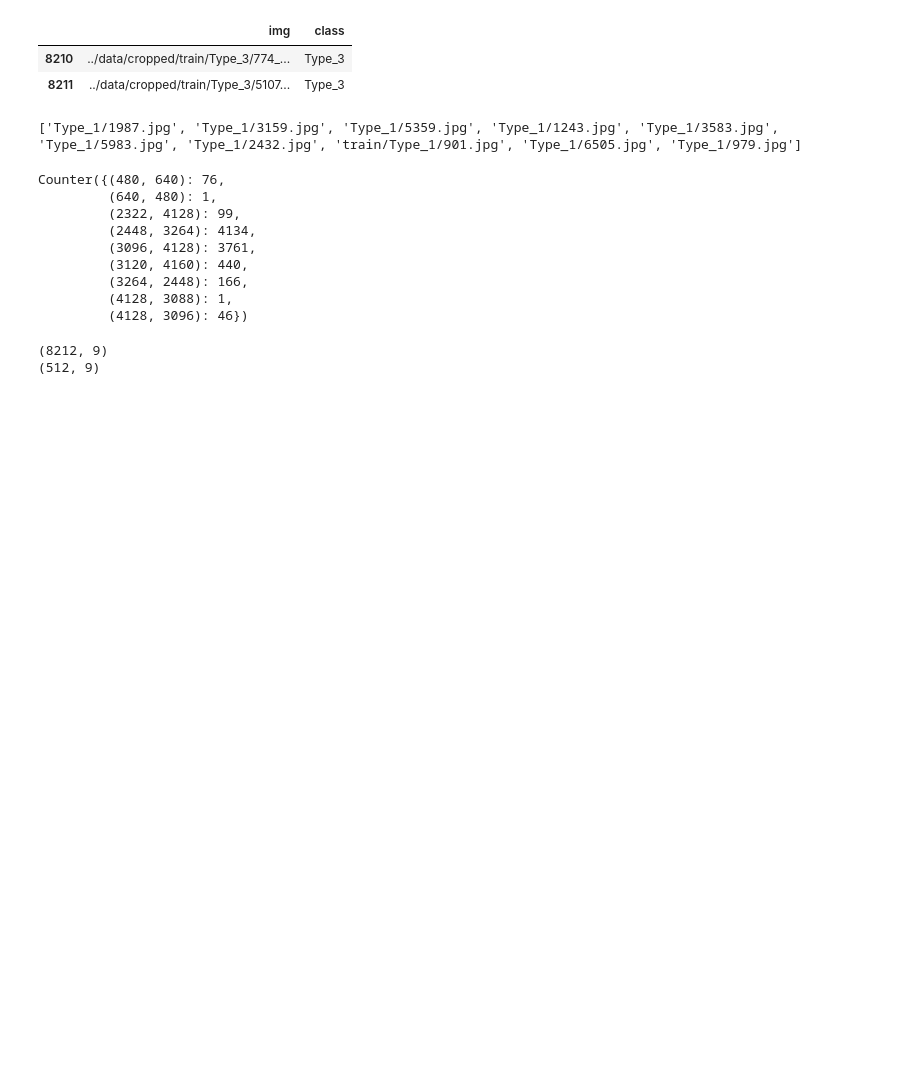
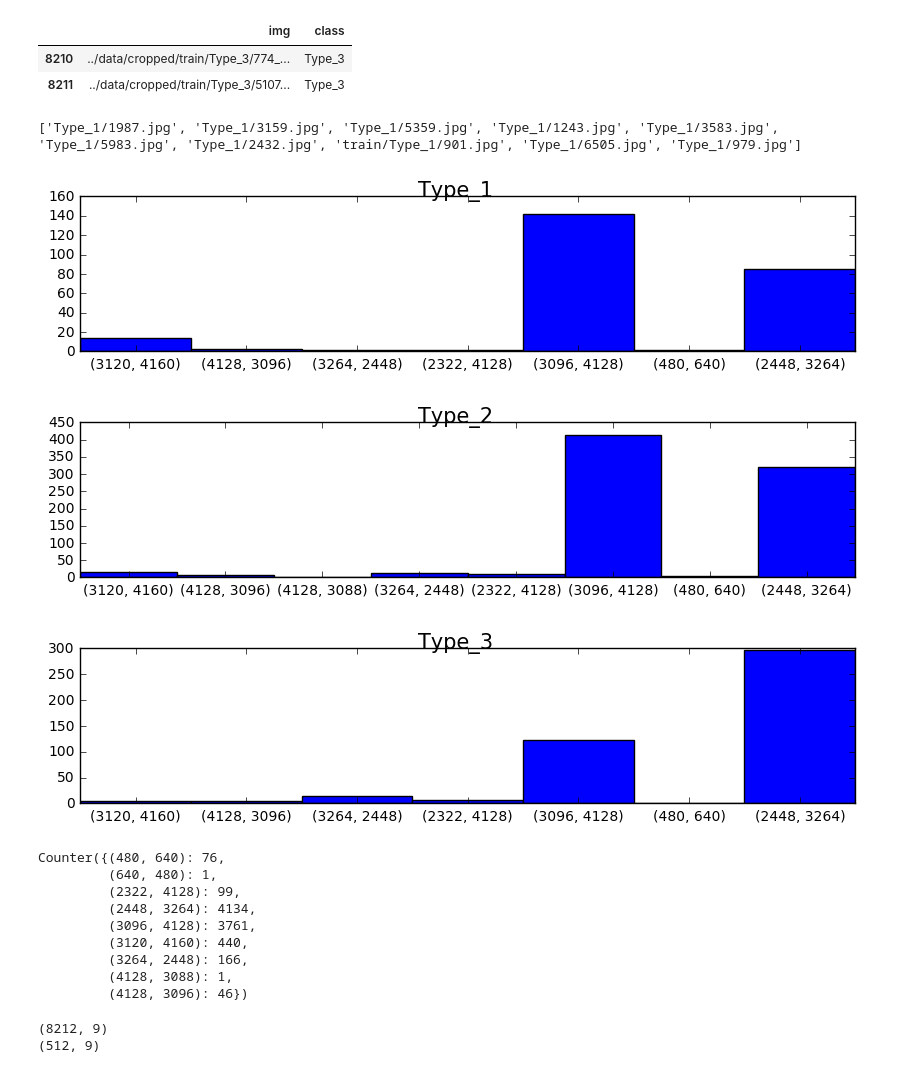
Before and after one commit to darraghdog/cervical, a Jupyter notebook: scripts/resnet50_val_dmcrop-imgdim-V1.ipynb, the cells around one changed output. Cells and saved outputs as stored; diff of their text form; code cells hidden in the pictures; blank space fills up the shorter version.

```diff
--- a/scripts/resnet50_val_dmcrop-imgdim-V1.ipynb
+++ b/scripts/resnet50_val_dmcrop-imgdim-V1.ipynb
@@ -186,6 +191,23 @@ def train_generator(datagen, df):
             i += 1
         #return (batch_x, batch_y)
         yield (batch_x.transpose(0, 3, 1, 2), batch_y)
+# %%
+import collections
+
+for typ in range(1,4):
+    sizes = [str(Image.open(os.path.join(DATA_DIR, f)).size) for f in trnidx if 'train/Type_'+str(typ) in f]
+    labels, values = zip(*collections.Counter(sizes).items())
+    indexes = np.arange(len(labels))
+    width = 1
+    plt.figure(figsize=(10,2))
+    plt.bar(indexes, values, width)
+    plt.xticks(indexes + width * 0.5, labels)
+    plt.suptitle('Type_'+str(typ), fontsize=15)
+    plt.show()
+# %% [output]
+[figure, added]
+[figure, added]
+[figure, added]
 # %%
 # Load up the image sizes to see if there is some leak
 tstidx = test_df.img.str.replace("/cropped", "").str.replace("_cropped", "").tolist()
```
Also changed, not shown: parts of 3 cells of this notebook.
